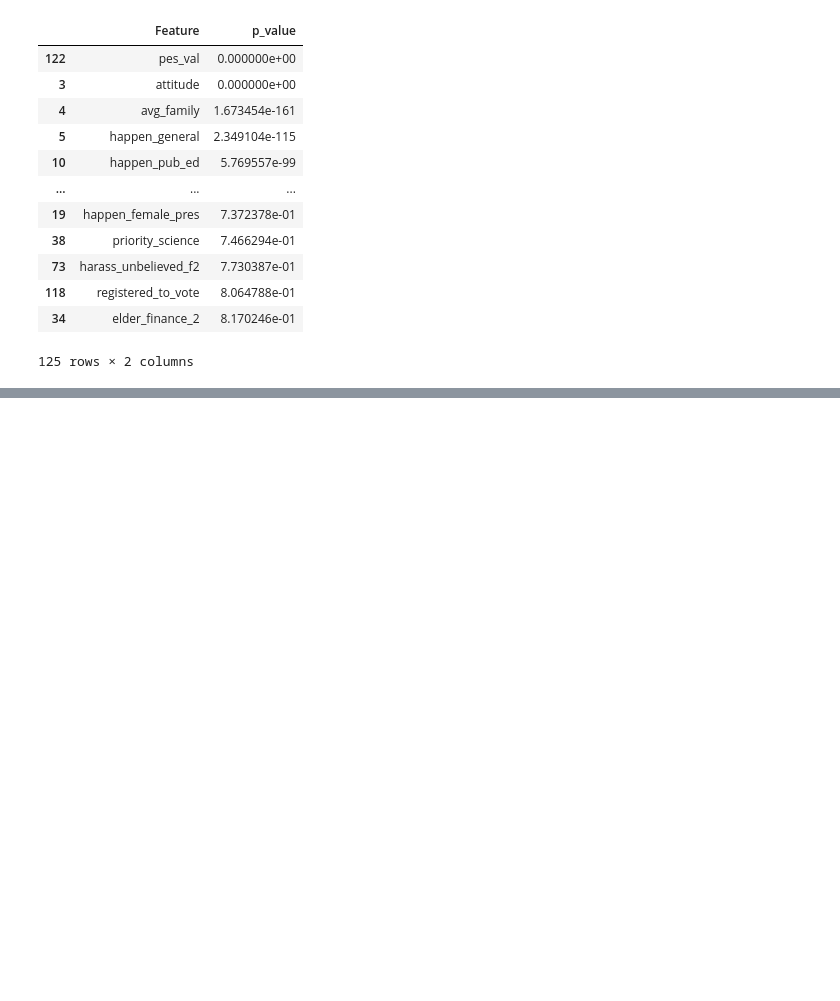
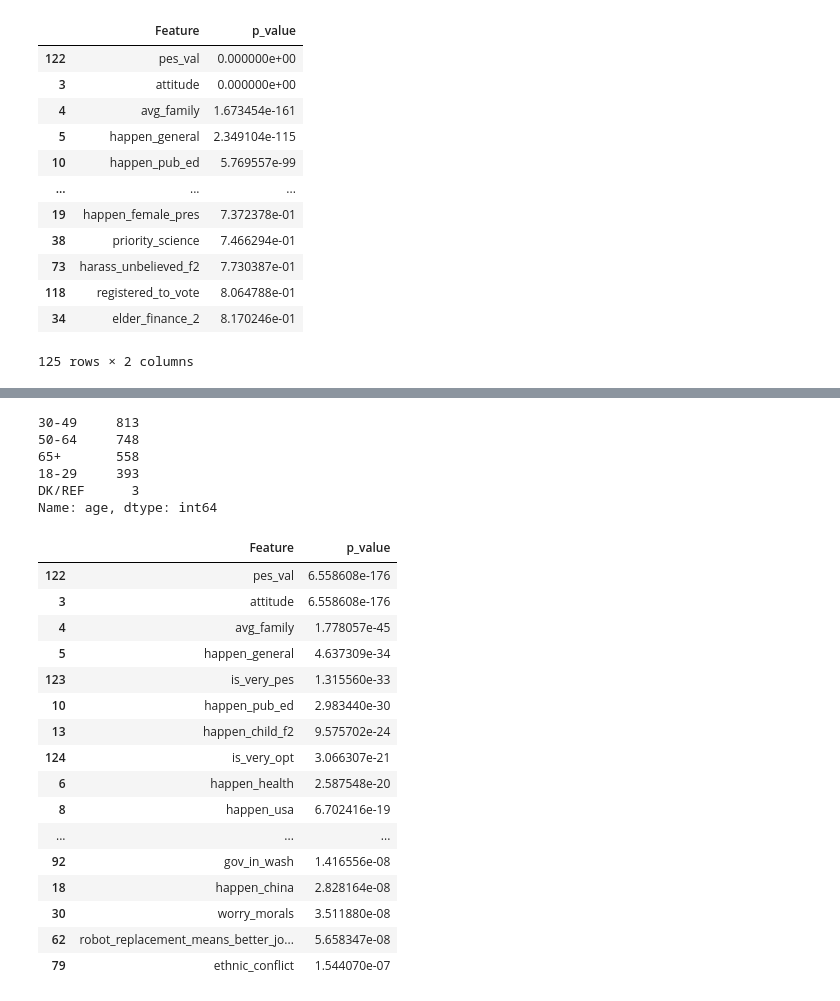
Before and after one commit to american-perspectives-capstone/american-attitudes, a Jupyter notebook: rough_notebooks/malachi_hale_individual_notebook.ipynb, the cells around one changed output, grey strips where cells are left out. Saved outputs shown, nothing was run; the diff lists cells and outputs as text; code cells hidden in the pictures; blank space fills up the shorter version.

```diff
--- a/rough_notebooks/malachi_hale_individual_notebook.ipynb
+++ b/rough_notebooks/malachi_hale_individual_notebook.ipynb
@@ -752,0 +876,34 @@ df
+# %%
+df.age.value_counts()
+# %% [output]
+30-49     813
+50-64     748
+65+       558
+18-29     393
+DK/REF      3
+Name: age, dtype: int64
+# %%
+thirty_forty = df[df.age == "30-49"]
+fifty_sixty = df[df.age == "50-64"]
+over_sixty_five = df[df.age == '65+']
+young = df[df.age == '18-29']
+# %%
+Attitudes_explore.get_ordered_p_values(thirty_forty, 'is_pes').head(30)
+# %% [output]
+|  | Feature | p_value |
+| 122 | pes_val | 6.558608e-176 |
+| 3 | attitude | 6.558608e-176 |
+| 4 | avg_family | 1.778057e-45 |
+| 5 | happen_general | 4.637309e-34 |
+| 123 | is_very_pes | 1.315560e-33 |
+| 10 | happen_pub_ed | 2.983440e-30 |
+| 13 | happen_child_f2 | 9.575702e-24 |
+| 124 | is_very_opt | 3.066307e-21 |
+| 6 | happen_health | 2.587548e-20 |
+| 8 | happen_usa | 6.702416e-19 |
+| ... | ... | ... |
+| 92 | gov_in_wash | 1.416556e-08 |
+| 18 | happen_china | 2.828164e-08 |
+| 30 | worry_morals | 3.511880e-08 |
+| 62 | robot_replacement_means_better_jo... | 5.658347e-08 |
+| 79 | ethnic_conflict | 1.544070e-07 |
```
Also changed, not shown: parts of 31 cells of this notebook.
